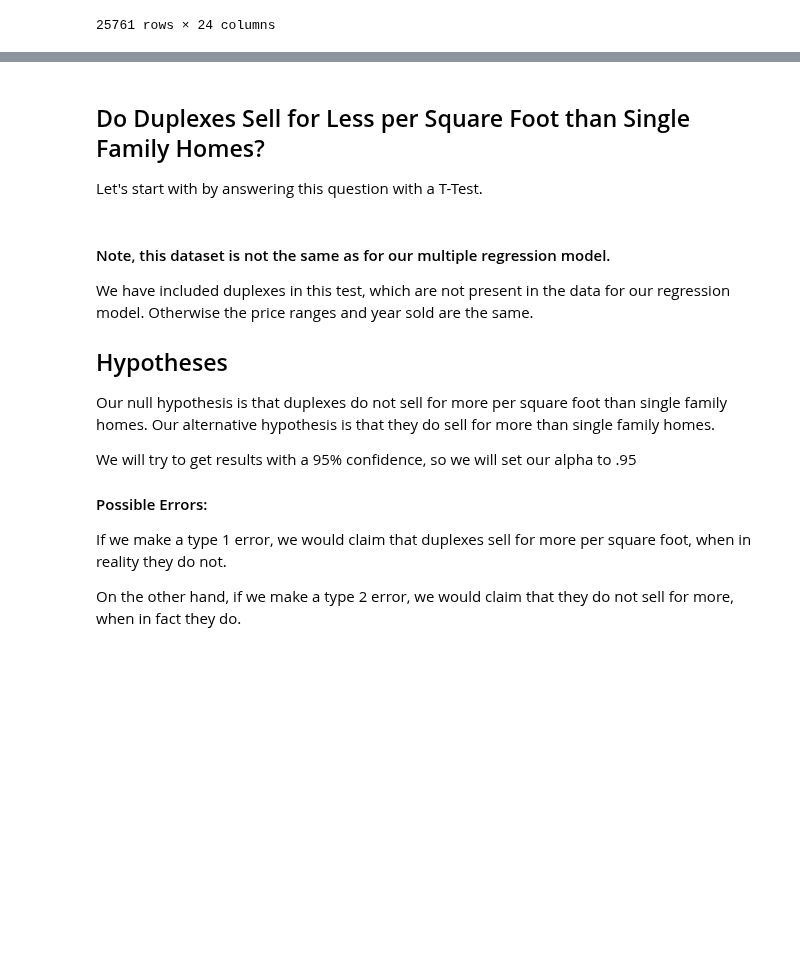
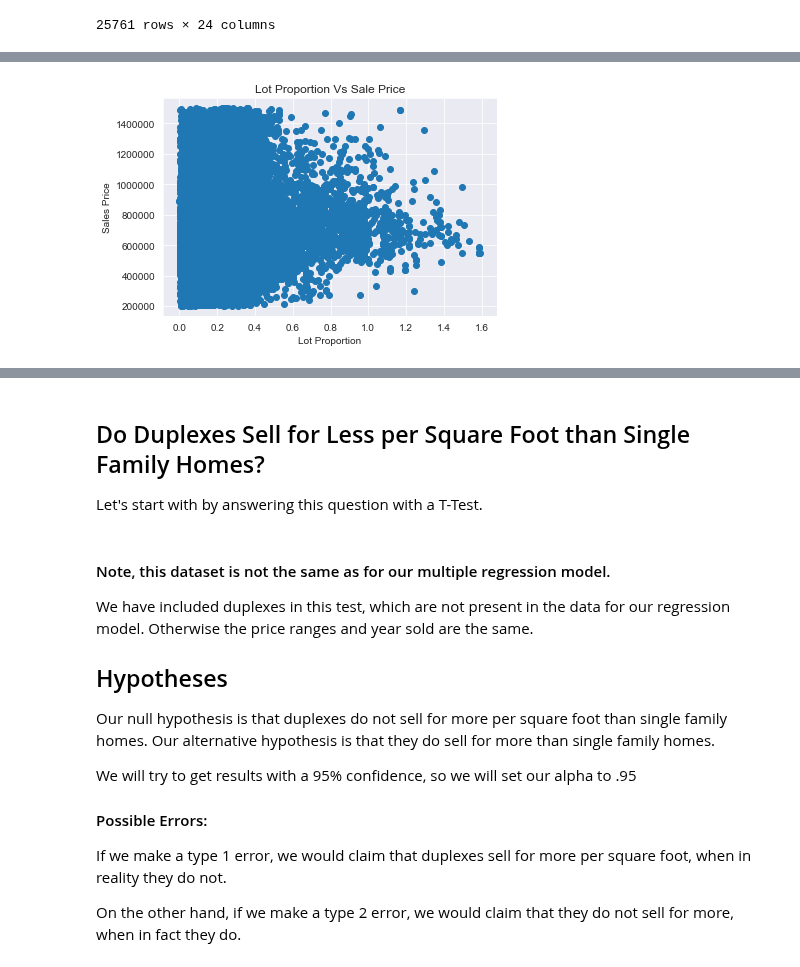
Before and after one commit to Jaccomando/phase_2_project_chicago-sf-seattle-ds-082420, a Jupyter notebook: presentation_notebooks/final_notebook.ipynb, the cells around one changed output, grey strips where cells are left out. Cells and saved outputs as stored; diff of their text form; code cells hidden in the pictures; blank space fills up the shorter version.

```diff
--- a/presentation_notebooks/final_notebook.ipynb
+++ b/presentation_notebooks/final_notebook.ipynb
@@ -78,0 +106,17 @@ cattable
+# %%
+# open and closed porch included for chance of any porch being in the floor plan
+floor_plan = (ordtable['SqFtGarageAttached'] + ordtable['SqFtDeck'] + ordtable['SqFt1stFloor']
+             + (ordtable['SqFtEnclosedPorch'] + ordtable['SqFtOpenPorch'] > 0))
+# %%
+# Created proportion lot variable
+lot_proportion = floor_plan / ordtable['SqFtLot']
+# %%
+# Checked proportion lot to the overall sales price
+# The results do not appear to be linear and there is a high homoskedasticity around 700,000
+sns.set_style('darkgrid')
+plt.scatter(lot_proportion, ordtable['SalePrice'])
+plt.title('Lot Proportion Vs Sale Price')
+plt.xlabel('Lot Proportion')
+plt.ylabel('Sales Price');
+# %% [output]
+[figure, added]
```
Also changed, not shown: parts of 10 cells of this notebook, 1 other file.
